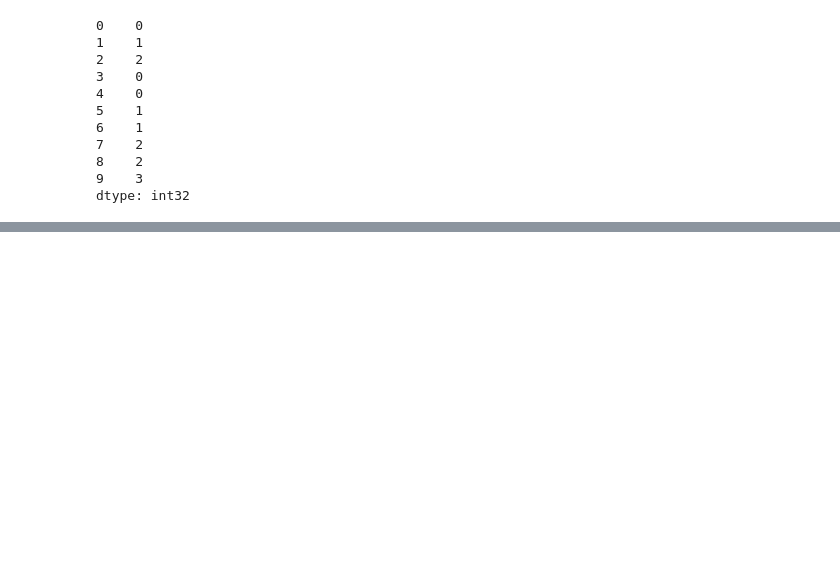
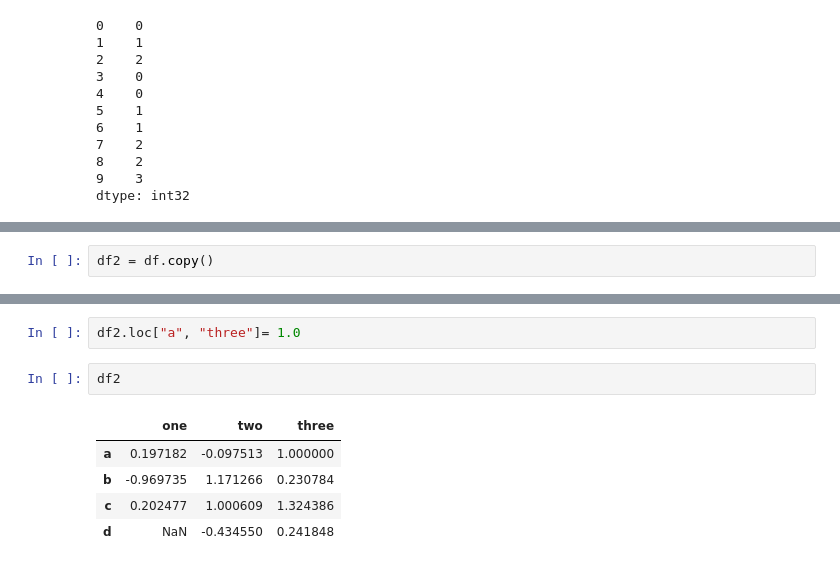
Before and after one commit to gopal-py07/DataSciencePandasExample, a Jupyter notebook: Essential basic functionality/Essential_basic_functionality.ipynb, the cells around one changed output, grey strips where cells are left out. Saved outputs shown, nothing was run; the diff lists cells and outputs as text; blank space fills up the shorter version.

```diff
--- a/Essential basic functionality/Essential_basic_functionality.ipynb
+++ b/Essential basic functionality/Essential_basic_functionality.ipynb
@@ -452,0 +460,2 @@ dtype: int32
+# %%
+df2 = df.copy()
@@ -452,0 +470,10 @@ dtype: int32
+# %%
+df2.loc["a", "three"]= 1.0
+# %%
+df2
+# %% [output]
+|  | one | two | three |
+| a | 0.197182 | -0.097513 | 1.000000 |
+| b | -0.969735 | 1.171266 | 0.230784 |
+| c | 0.202477 | 1.000609 | 1.324386 |
+| d | NaN | -0.434550 | 0.241848 |
```
Also changed, not shown: parts of 6 cells of this notebook.
